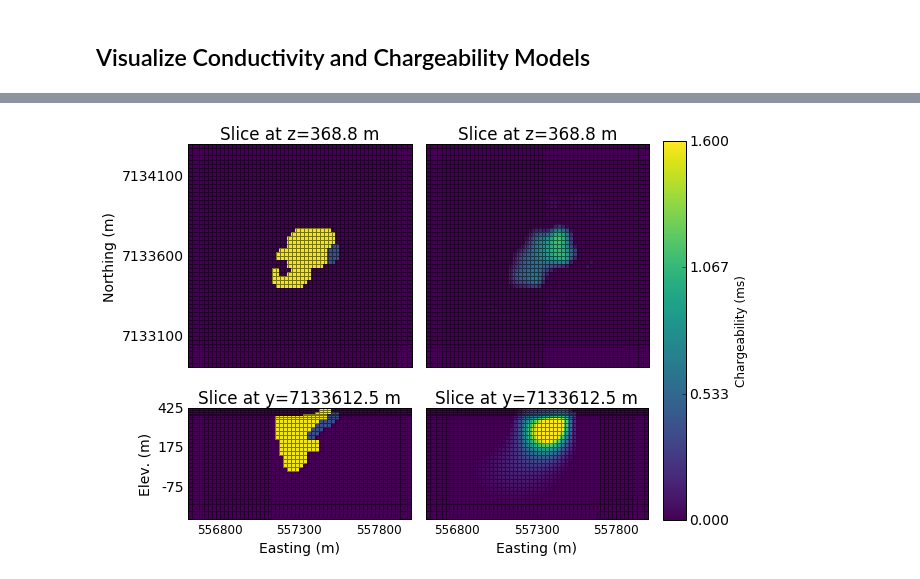
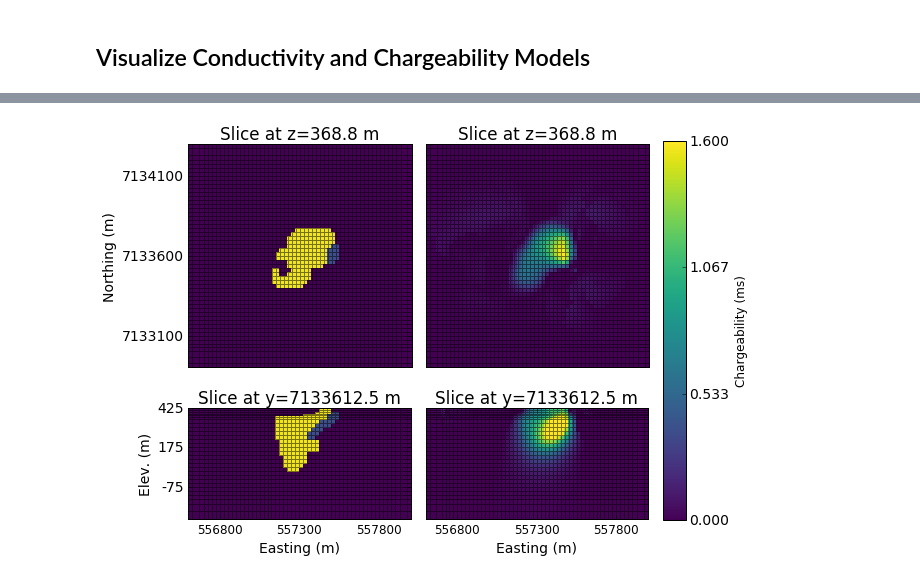
Before and after one commit to simpeg/presentations, a Jupyter notebook: SciPy2016/notebooks/DC/CleanVersions/IPinv_Gradient_singleSrc_Clean.ipynb, the cells around one changed output, grey strips where cells are left out. Drawn from its saved outputs; the diff is of its cells as text; code cells hidden in the pictures.

```diff
--- a/SciPy2016/notebooks/DC/CleanVersions/IPinv_Gradient_singleSrc_Clean.ipynb
+++ b/SciPy2016/notebooks/DC/CleanVersions/IPinv_Gradient_singleSrc_Clean.ipynb
@@ -158 +147,16 @@ sigopt = np.load("sigest.npy")
+# %%
+# Load inversion results
+IPresults = pickle.load(open( "IPresults", "rb" ))
+# print IPresults.keys()
+
+# Get inversion model
+eta_inv = IPresults['eta_inv']
+
+# Get predicted data
+IPdpred = IPresults['IPPred']
+IPpredData = Survey.Data(survey, v=IPdpred)
+
+# Get observed data
+IPdobs = IPresults['IPObs']
+IPobsData = Survey.Data(survey, v=IPdobs)
 # %% [markdown]
@@ -160,9 +163,0 @@ sigopt = np.load("sigest.npy")
-# %%
-# Generate true IP data using true conductivity model
-eta = mesh.readModelUBC("VTKout_eta.dat")
-actmapIP = Maps.InjectActiveCells(mesh, ~airind, 0.)
-problemIP = IP.Problem3D_CC(mesh, rho=1./sigma, Ainv=problem.Ainv, f=f, mapping=actmapIP)
-problemIP.Solver = MumpsSolver
-surveyIP = IP.Survey([src1])
-problemIP.pair(surveyIP)
-dataIP = surveyIP.dpred(eta[~airind])
@@ -344,14 +261,0 @@ NameError: name 'dataIP' is not defined
-# %%
-import pickle
-# eta_pred = actmapIP*mIPopt
-# Results = {"model_true":eta, "model_pred":eta_pred, "Obs":surveyIP.dobs, "Pred":invProb.dpred}
-# outputs = open("IPresults", 'wb')
-# pickle.dump(Results, outputs)
-# outputs.close()
-
-IPresults = pickle.load(open("IPresults","rb"))
-
-dobs = IPresults["Obs"]
-dpred = IPresults["Pred"]
-eta = IPresults["model_true"]
-eta_pred = IPresults["model_pred"]
@@ -501,34 +339,34 @@ ax2.set_xticks(map(int, x))
 ax2.set_xticklabels(map(str, map(int, x)),size=12)
 ax2.set_xlabel('Easting (m)')
 ax2.set_ylabel('Elev. (m)')
 
 # IP Recovered Model z-section
 ax3 = fig.add_axes([pos.x0+0.3, pos.y0,  pos.width, pos.height])
-ax3,dat3 = ax = viz(mesh, eta_pred*1e3, indz, airind, normal="Z", xc=xc,yc=yc,zc=zc, ax=ax3, scale="linear", cb=False, clim=(vmin, vmax))
+ax3,dat3 = ax = viz(mesh, eta_inv*1e3, indz, airind, normal="Z", xc=xc,yc=yc,zc=zc, ax=ax3, scale="linear", cb=False, clim=(vmin, vmax))
 plt.gca().set_aspect('equal')
 ax3.set_title(("Slice at z=%.1f m")%(mesh.vectorCCz[indz]))
 ax3.xaxis.set_visible(False)
 ax3.yaxis.set_visible(False)
 ax3.set_xlim(xmin, xmax)
 ax3.set_ylim(ymin, ymax)
 
 # IP Recovered Model y-section
 ax4 = fig.add_axes([pos.x0+0.3525, pos.y0 - 0.36,  pos.width*0.725, pos.height])
-ax4, dat4 = viz(mesh, eta_pred*1e3, indy, airind,  normal="Y", xc=xc,yc=yc,zc=zc, ax=ax4, scale="linear", cb=False, clim=(vmin, vmax))
+ax4, dat4 = viz(mesh, eta_inv*1e3, indy, airind,  normal="Y", xc=xc,yc=yc,zc=zc, ax=ax4, scale="linear", cb=False, clim=(vmin, vmax))
 plt.gca().set_aspect('equal')
 ax4.set_title(("Slice at y=%.1f m")%(mesh.vectorCCy[indy]))
 ax4.yaxis.set_visible(False)
 ax4.set_xlim(xmin, xmax)
 ax4.set_ylim(zmin, zmax)
 ax4.set_xticks(map(int, x))
 ax4.set_xticklabels(map(str, map(int, x)),size=12)
 ax4.set_xlabel('Easting (m)')
 
 pos =  ax4.get_position()
 cbarax = fig.add_axes([pos.x0+0.3 , pos.y0+0.095 ,  pos.width*0.1, pos.height*1.7])  ## the parameters are the specified position you set
-cb = fig.colorbar(dat[0],cax=cbarax, orientation="vertical", ax = ax4, ticks=np.linspace(vmin,vmax, 4))
+cb = fig.colorbar(dat1[0],cax=cbarax, orientation="vertical", ax = ax4, ticks=np.linspace(vmin,vmax, 4))
 
 cb.set_label("Chargeability (ms)",size=12)
 # fig.savefig('MAG_RecModel.png',dpi = 200)
 # %% [output]
-[figure, old version]
+[figure, new version]
```
Also changed, not shown: parts of 44 cells of this notebook, 7 other files.
